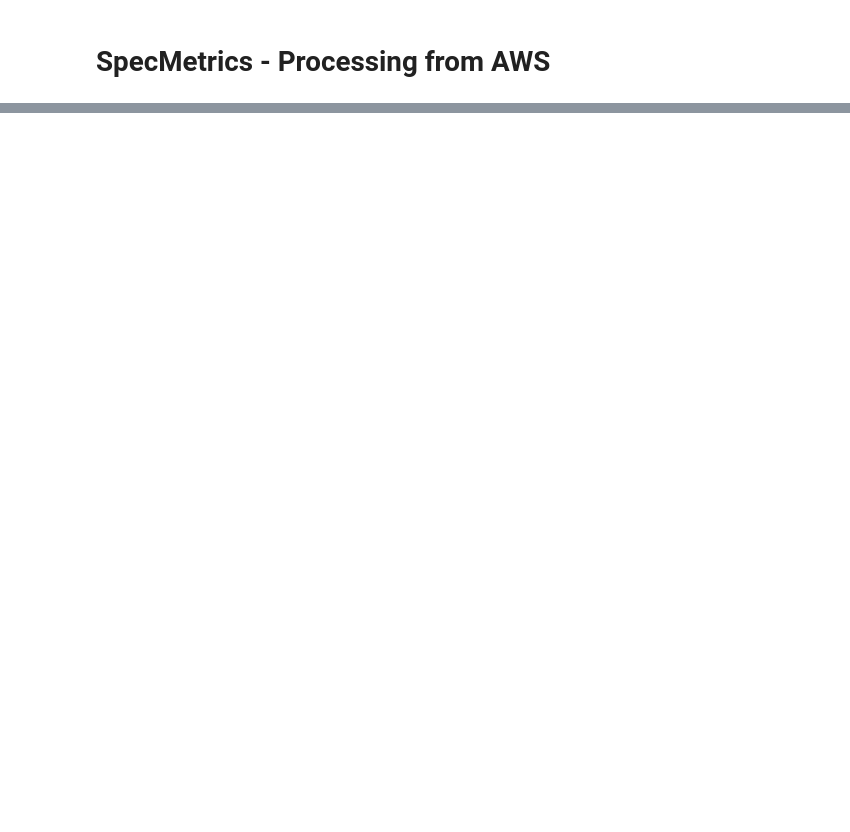
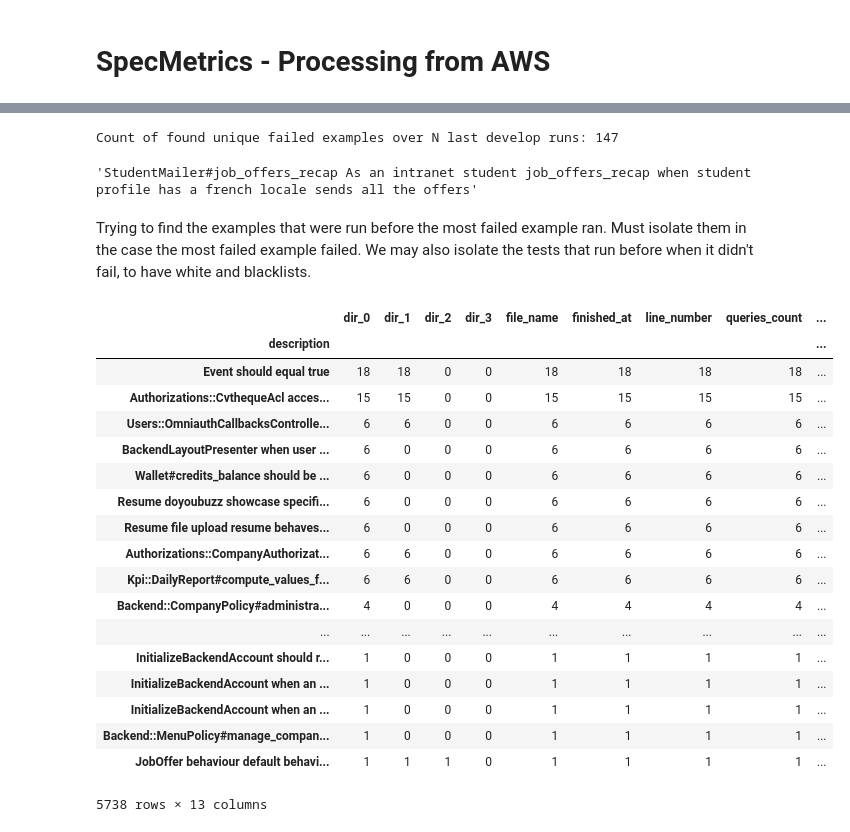
Before and after one commit to rchampourlier/spec_metrics_dashboard, a Jupyter notebook: notebooks/SpecMetrics-ProcessingFromAWS.ipynb, the cells around one changed output, grey strips where cells are left out. Saved outputs shown, nothing was run; the diff lists cells and outputs as text; code cells hidden in the pictures; blank space fills up the shorter version.

Commit message:
[notebooks] updated notebooks
- loading highcharts
- working on identifying failed examples and cause

```diff
--- a/notebooks/SpecMetrics-ProcessingFromAWS.ipynb
+++ b/notebooks/SpecMetrics-ProcessingFromAWS.ipynb
@@ -55,0 +12,7 @@ latest_develop_run_examples_df[["dir_0", "dir_1", "run_time"]].groupby(["dir_0",
+# %%
+run_keys = process.fetch_run_keys(connector_s3)
+runs_df = process.build_runs_df(run_keys)
+runs_df.index = runs_df.date
+
+branch_names = process.branch_names(runs_df=runs_df)
+print(len(branch_names), "branches")
@@ -55,0 +28,72 @@ latest_develop_run_examples_df[["dir_0", "dir_1", "run_time"]].groupby(["dir_0",
+# %%
+all_failed_examples_df = pd.DataFrame()
+develop_run_keys = list(runs_df[runs_df.branch == "develop"].run_key)
+for key in tqdm(list(reversed(develop_run_keys))[0:200]):
+    data = process.fetch_run_data(connector_s3, key)
+    examples_df = process.build_run_examples_df(data)
+    if len(examples_df) == 0:
+        # we may have runs with no examples, in this case the df is empty
+        continue
+    failed_examples_df = examples_df[examples_df.status == "failed"]
+    all_failed_examples_df = all_failed_examples_df.append(failed_examples_df, ignore_index=True)
+
+print("Count of found unique failed examples over N last develop runs:", len(all_failed_examples_df.drop_duplicates("description"))
+# %% [output]
+Count of found unique failed examples over N last develop runs: 147
+# %%
+most_failed_example_description = all_failed_examples_df.groupby("description") \
+    .count().sort_values(by="dir_0", ascending=False).index[0]
+most_failed_example_description
+# %% [output]
+'StudentMailer#job_offers_recap As an intranet student job_offers_recap when student profile has a french locale sends all the offers'
+# %% [markdown]
+Trying to find the examples that were run before the most failed example ran. Must isolate them in the case the most failed example failed. We may also isolate the tests that run before when it didn't fail, to have white and blacklists.
+# %%
+all_before_most_failed_examples_df = pd.DataFrame()
+develop_run_keys = list(runs_df[runs_df.branch == "develop"].run_key)
+
+for key in list(reversed(develop_run_keys))[0:10]:
+    data = process.fetch_run_data(connector_s3, key)
+    examples_df = process.build_run_examples_df(data)
+
+    if len(examples_df) == 0:
+        # we may have runs with no examples, in this case the df is empty
+        continue
+
+    most_failed_example = examples_df[examples_df.description == most_failed_example_description]
+
+    if len(most_failed_example) == 0:
+        # most failed example not present in this run
+        continue
+
+    if most_failed_example.status.iloc[0] == "passed":
+        # the most failed example did not fail in this run, ignoring it
+        continue
+
+    examples_df.index = examples_df.finished_at
+    most_failed_example_finished_at = most_failed_example.finished_at.iloc[0]
+    before_most_failed_examples_df = examples_df[examples_df.finished_at < most_failed_example_finished_at]
+    all_before_most_failed_examples_df = all_before_most_failed_examples_df.append(
+        before_most_failed_examples_df, ignore_index=True)
+# %%
+all_before_most_failed_examples_df.groupby("description").count().sort_values(by="dir_0", ascending=False)
+# %% [output]
+|  | dir_0 | dir_1 | dir_2 | dir_3 | file_name | finished_at | line_number | queries_count | ... |
+| description |  |  |  |  |  |  |  |  | ... |
+| Event should equal true | 18 | 18 | 0 | 0 | 18 | 18 | 18 | 18 | ... |
+| Authorizations::CvthequeAcl acces... | 15 | 15 | 0 | 0 | 15 | 15 | 15 | 15 | ... |
+| Users::OmniauthCallbacksControlle... | 6 | 6 | 0 | 0 | 6 | 6 | 6 | 6 | ... |
+| BackendLayoutPresenter when user ... | 6 | 0 | 0 | 0 | 6 | 6 | 6 | 6 | ... |
+| Wallet#credits_balance should be ... | 6 | 0 | 0 | 0 | 6 | 6 | 6 | 6 | ... |
+| Resume doyoubuzz showcase specifi... | 6 | 0 | 0 | 0 | 6 | 6 | 6 | 6 | ... |
+| Resume file upload resume behaves... | 6 | 0 | 0 | 0 | 6 | 6 | 6 | 6 | ... |
+| Authorizations::CompanyAuthorizat... | 6 | 6 | 0 | 0 | 6 | 6 | 6 | 6 | ... |
+| Kpi::DailyReport#compute_values_f... | 6 | 6 | 0 | 0 | 6 | 6 | 6 | 6 | ... |
+| Backend::CompanyPolicy#administra... | 4 | 0 | 0 | 0 | 4 | 4 | 4 | 4 | ... |
+| ... | ... | ... | ... | ... | ... | ... | ... | ... | ... |
+| InitializeBackendAccount should r... | 1 | 0 | 0 | 0 | 1 | 1 | 1 | 1 | ... |
+| InitializeBackendAccount when an ... | 1 | 0 | 0 | 0 | 1 | 1 | 1 | 1 | ... |
+| InitializeBackendAccount when an ... | 1 | 0 | 0 | 0 | 1 | 1 | 1 | 1 | ... |
+| Backend::MenuPolicy#manage_compan... | 1 | 0 | 0 | 0 | 1 | 1 | 1 | 1 | ... |
+| JobOffer behaviour default behavi... | 1 | 1 | 1 | 0 | 1 | 1 | 1 | 1 | ... |
+5738 rows × 13 columns
```
Also changed, not shown: parts of 12 cells of this notebook, 1 other file.
